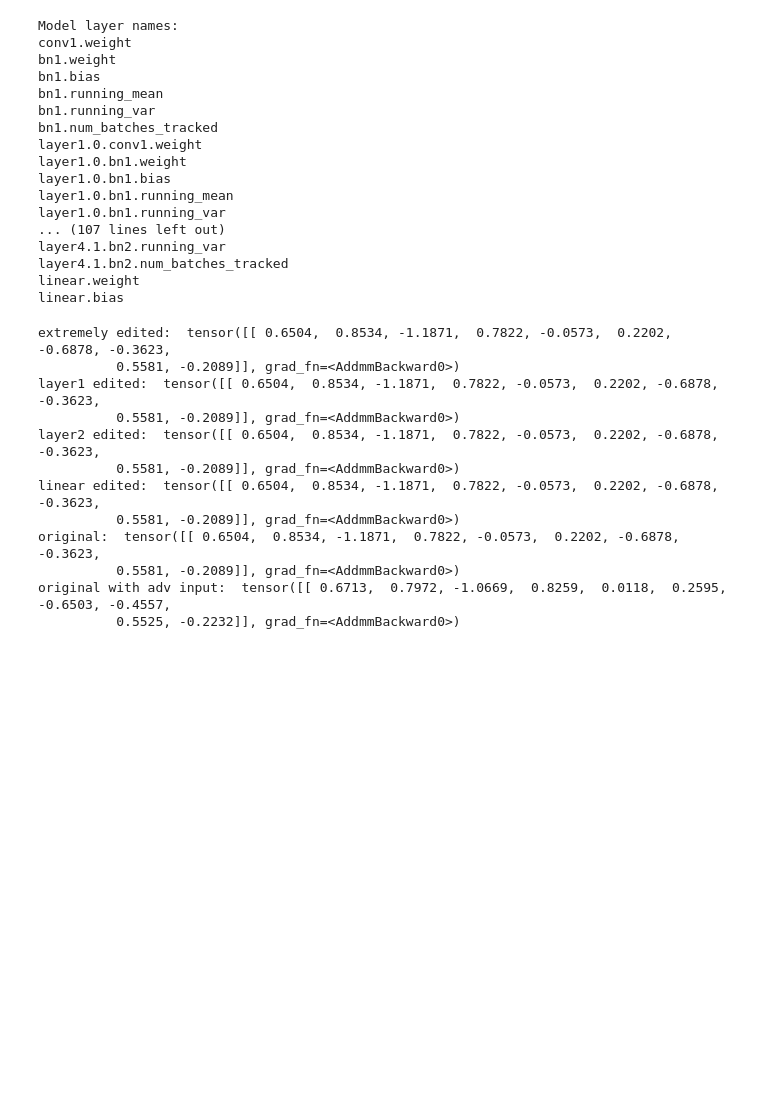
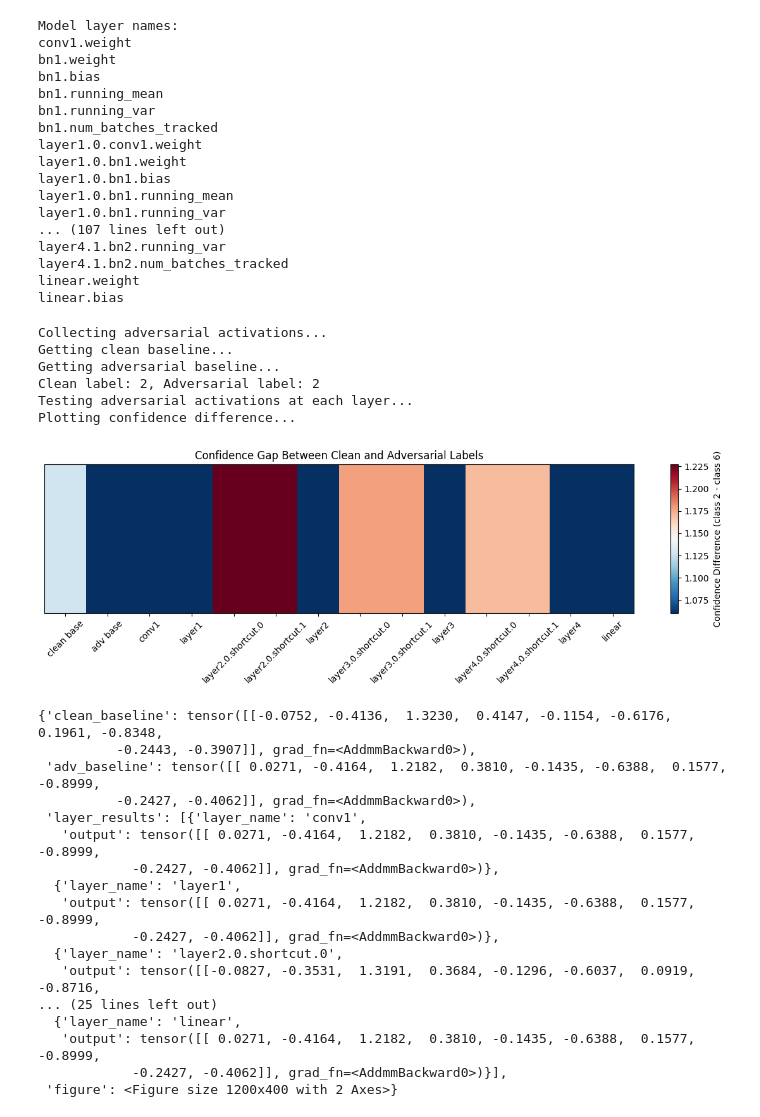
Before and after one commit to hectorxm25/distribution-shift, a Jupyter notebook: interpretability/a2.ipynb, the cells around one changed output. Saved outputs shown, nothing was run; the diff lists cells and outputs as text; code cells hidden in the pictures; blank space fills up the shorter version.

```diff
--- a/interpretability/a2.ipynb
+++ b/interpretability/a2.ipynb
@@ -121,50 +160,3 @@ linear.weight
 linear.bias
 # %%
 nnsight_model = NNsight(model)
-# %%
-# First trace
-with nnsight_model.trace(high_eps_img) as tracer:
-    conv1_out = nnsight_model.conv1.output.save()
-    layer1_out = nnsight_model.layer1.output.save()
-    layer2_out = nnsight_model.layer2.output.save()
-    layer3_out = nnsight_model.layer3.output.save()
-    layer4_out = nnsight_model.layer4.output.save()
-    linear_out = nnsight_model.linear.output.save()
-
-# Edit layer1
-with nnsight_model.edit() as layer1_edit:
-    nnsight_model.layer1.output = layer1_out
-
-# Edit layer2
-with nnsight_model.edit() as layer2_edit:
-    nnsight_model.layer2.output = layer2_out
-
-with nnsight_model.edit() as linear_edit:
-    nnsight_model.linear.output = linear_out
-
-# Test if patching works at all
-with nnsight_model.edit() as extreme_edit:
-    # Replace with zeros or significantly altered values
-    nnsight_model.layer1.output = layer1_out * 100  # Multiply by 100 to create extreme change
-
-print("extremely edited: ", extreme_edit(clean_img))
-
-# Compare results
-print("layer1 edited: ", layer1_edit(clean_img))
-print("layer2 edited: ", layer2_edit(clean_img))
-print("linear edited: ", linear_edit(clean_img))
-print("original: ", nnsight_model(clean_img))
-print("original with adv input: ", nnsight_model(high_eps_img))
-# %% [output]
-extremely edited:  tensor([[ 0.6504,  0.8534, -1.1871,  0.7822, -0.0573,  0.2202, -0.6878, -0.3623,
-          0.5581, -0.2089]], grad_fn=<AddmmBackward0>)
-layer1 edited:  tensor([[ 0.6504,  0.8534, -1.1871,  0.7822, -0.0573,  0.2202, -0.6878, -0.3623,
-          0.5581, -0.2089]], grad_fn=<AddmmBackward0>)
-layer2 edited:  tensor([[ 0.6504,  0.8534, -1.1871,  0.7822, -0.0573,  0.2202, -0.6878, -0.3623,
-          0.5581, -0.2089]], grad_fn=<AddmmBackward0>)
-linear edited:  tensor([[ 0.6504,  0.8534, -1.1871,  0.7822, -0.0573,  0.2202, -0.6878, -0.3623,
-          0.5581, -0.2089]], grad_fn=<AddmmBackward0>)
-original:  tensor([[ 0.6504,  0.8534, -1.1871,  0.7822, -0.0573,  0.2202, -0.6878, -0.3623,
-          0.5581, -0.2089]], grad_fn=<AddmmBackward0>)
-original with adv input:  tensor([[ 0.6713,  0.7972, -1.0669,  0.8259,  0.0118,  0.2595, -0.6503, -0.4557,
-          0.5525, -0.2232]], grad_fn=<AddmmBackward0>)
@@ -170,0 +295,32 @@ original with adv input:  tensor([[ 0.6713,  0.7972, -1.0669,  0.8259,  0.0118,
+# %%
+# labels for base, low, high: 2, 4, 6 (auto, deer, frog)
+analyze_adversarial_effects(
+    nnsight_model,
+    clean_img,
+    high_eps_img,
+)
+# %% [output]
+Collecting adversarial activations...
+Getting clean baseline...
+Getting adversarial baseline...
+Clean label: 2, Adversarial label: 2
+Testing adversarial activations at each layer...
+Plotting confidence difference...
+[figure, added]
+{'clean_baseline': tensor([[-0.0752, -0.4136,  1.3230,  0.4147, -0.1154, -0.6176,  0.1961, -0.8348,
+          -0.2443, -0.3907]], grad_fn=<AddmmBackward0>),
+ 'adv_baseline': tensor([[ 0.0271, -0.4164,  1.2182,  0.3810, -0.1435, -0.6388,  0.1577, -0.8999,
+          -0.2427, -0.4062]], grad_fn=<AddmmBackward0>),
+ 'layer_results': [{'layer_name': 'conv1',
+   'output': tensor([[ 0.0271, -0.4164,  1.2182,  0.3810, -0.1435, -0.6388,  0.1577, -0.8999,
+            -0.2427, -0.4062]], grad_fn=<AddmmBackward0>)},
+  {'layer_name': 'layer1',
+   'output': tensor([[ 0.0271, -0.4164,  1.2182,  0.3810, -0.1435, -0.6388,  0.1577, -0.8999,
+            -0.2427, -0.4062]], grad_fn=<AddmmBackward0>)},
+  {'layer_name': 'layer2.0.shortcut.0',
+   'output': tensor([[-0.0827, -0.3531,  1.3191,  0.3684, -0.1296, -0.6037,  0.0919, -0.8716,
+... (25 lines left out)
+  {'layer_name': 'linear',
+   'output': tensor([[ 0.0271, -0.4164,  1.2182,  0.3810, -0.1435, -0.6388,  0.1577, -0.8999,
+            -0.2427, -0.4062]], grad_fn=<AddmmBackward0>)}],
+ 'figure': <Figure size 1200x400 with 2 Axes>}
```
Also changed, not shown: parts of 7 cells of this notebook, 9 other files.
